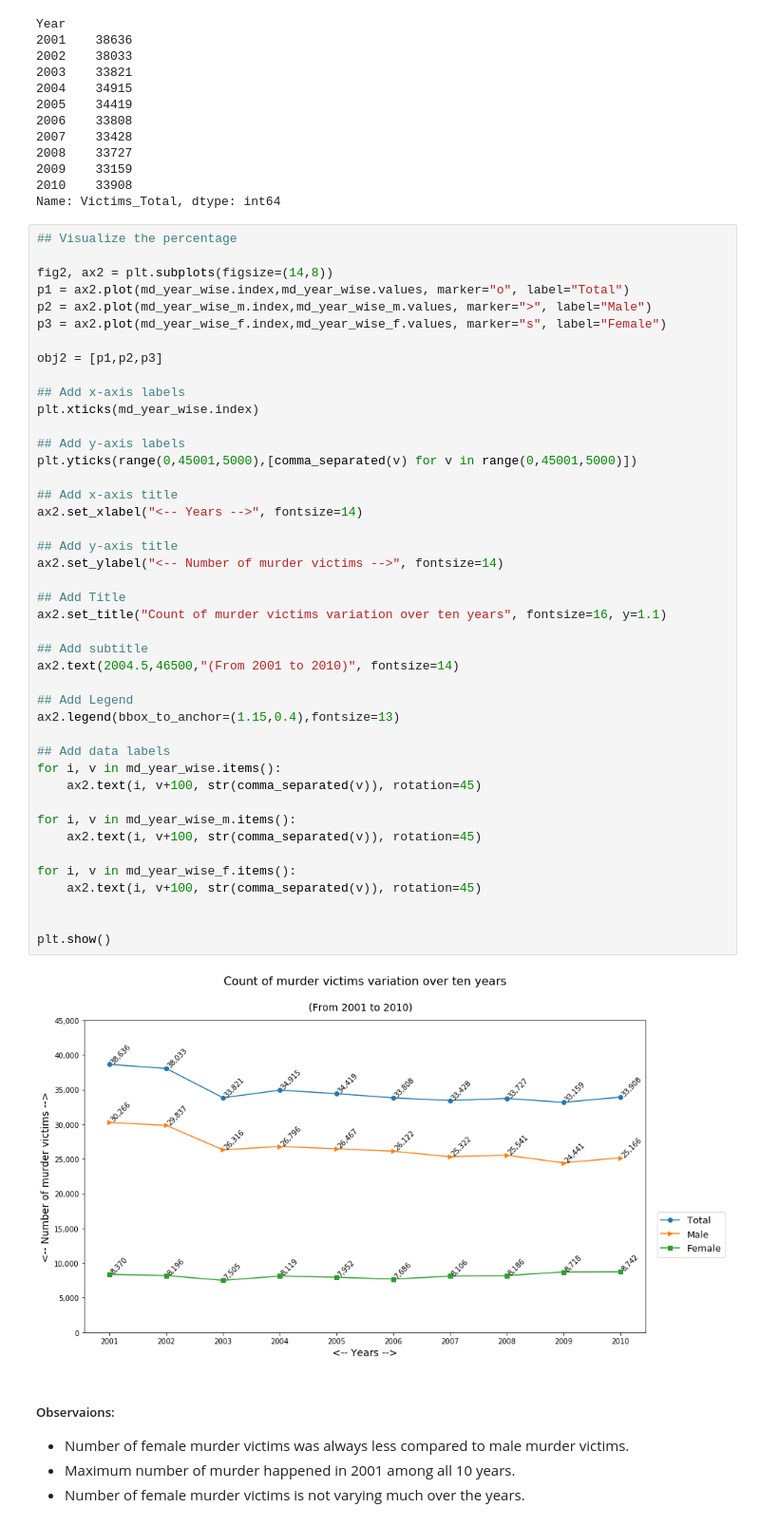
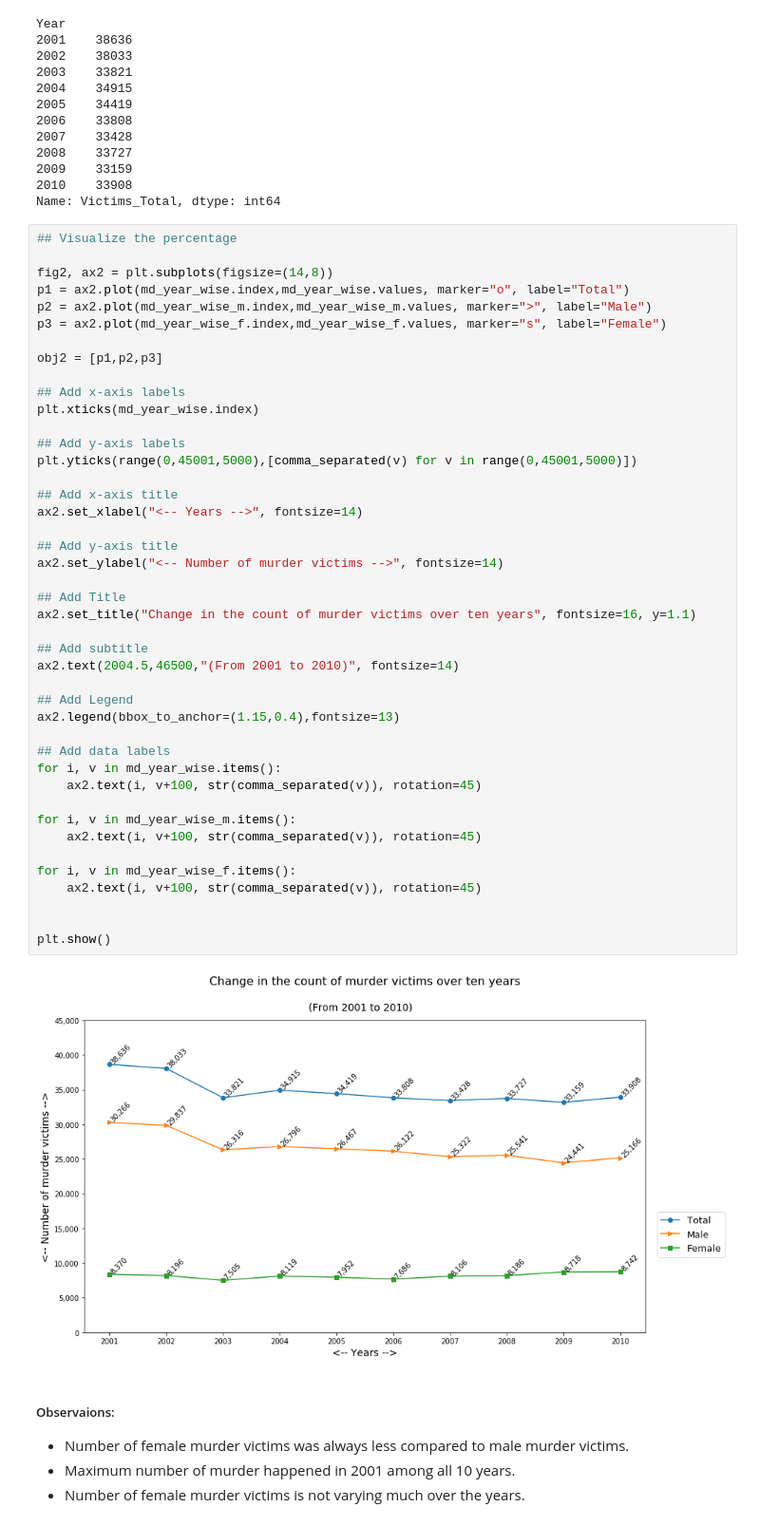
Before and after one commit to Suraj-DataScience-python/AIML, a Jupyter notebook: Visualization_Of_Crime_In_India_2001_To_2010/Insights_From_Indian_Crime_Data.ipynb, the cells around one changed output. Shown at 95% size. Drawn from its saved outputs; the diff is of its cells as text.

```diff
--- a/Visualization_Of_Crime_In_India_2001_To_2010/Insights_From_Indian_Crime_Data.ipynb
+++ b/Visualization_Of_Crime_In_India_2001_To_2010/Insights_From_Indian_Crime_Data.ipynb
@@ -356,35 +351,35 @@ plt.xticks(md_year_wise.index)
 ## Add y-axis labels
 plt.yticks(range(0,45001,5000),[comma_separated(v) for v in range(0,45001,5000)])
 
 ## Add x-axis title
 ax2.set_xlabel("<-- Years -->", fontsize=14)
 
 ## Add y-axis title
 ax2.set_ylabel("<-- Number of murder victims -->", fontsize=14)
 
 ## Add Title
-ax2.set_title("Count of murder victims variation over ten years", fontsize=16, y=1.1)
+ax2.set_title("Change in the count of murder victims over ten years", fontsize=16, y=1.1)
 
 ## Add subtitle
 ax2.text(2004.5,46500,"(From 2001 to 2010)", fontsize=14)
 
 ## Add Legend
 ax2.legend(bbox_to_anchor=(1.15,0.4),fontsize=13)
 
 ## Add data labels
 for i, v in md_year_wise.items():
     ax2.text(i, v+100, str(comma_separated(v)), rotation=45)
 
 for i, v in md_year_wise_m.items():
     ax2.text(i, v+100, str(comma_separated(v)), rotation=45)
 
 for i, v in md_year_wise_f.items():
     ax2.text(i, v+100, str(comma_separated(v)), rotation=45)
 
 
 plt.show()
 # %% [output]
-[figure, old version]
+[figure, new version]
 # %% [markdown]
 ##### Observaions:
 
```
Also changed, not shown: parts of 20 cells of this notebook.
